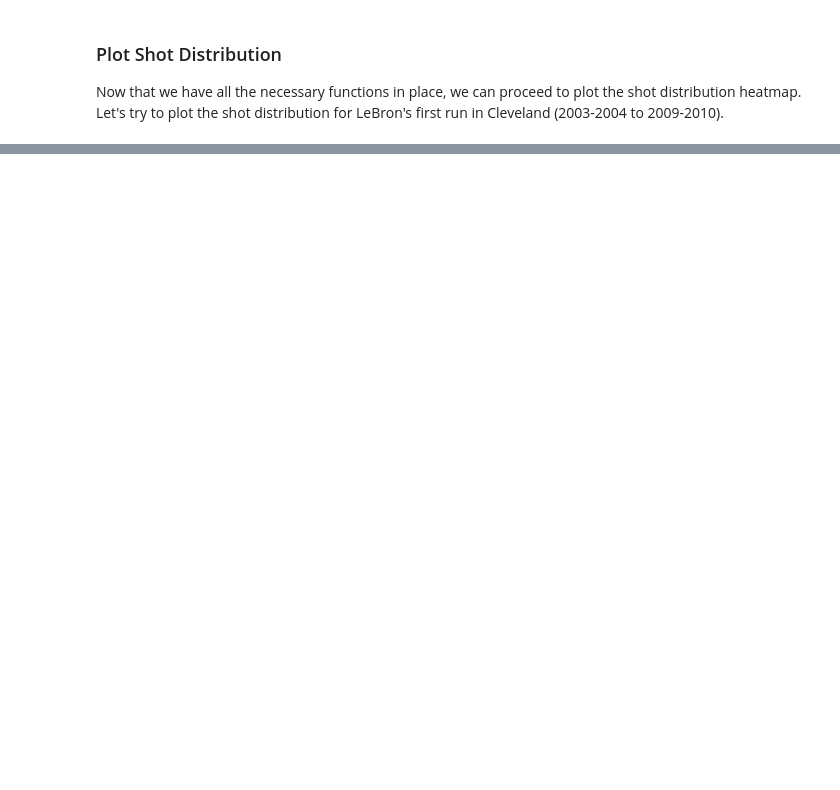
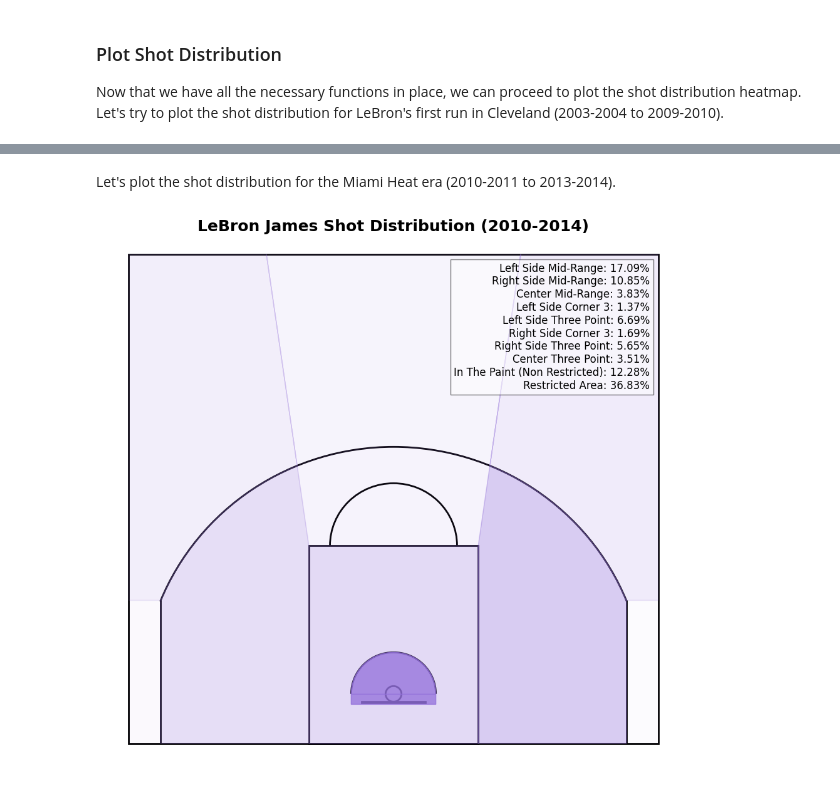
Before and after one commit to francescobortuzzo/DataScienceProject, a Jupyter notebook: creazione_plot/plot.ipynb, the cells around one changed output, grey strips where cells are left out. Drawn from its saved outputs; the diff is of its cells as text; code cells hidden in the pictures; blank space fills up the shorter version.

```diff
--- a/creazione_plot/plot.ipynb
+++ b/creazione_plot/plot.ipynb
@@ -289,13 +305,0 @@ plt.show()
-# %%
-fig, ax = plt.subplots(figsize=(12, 11))
-
-areas = create_polygons()
-for area in areas:
-    plt.fill(*area.exterior.xy, color='blue', alpha=0.3, zorder=0, edgecolor='black')
-
-draw_court(ax=ax)
-
-plt.xlim(-275, 275)
-plt.ylim(-75, 450)
-plt.axis('off')
-plt.show()
@@ -305,3 +305,0 @@ AttributeError: 'str' object has no attribute 'exterior'
-# %%
-# Read in the data
-df = pd.read_pickle("LeBronShots.pickle")
@@ -475,0 +306,33 @@ Center Above the Break 3: 3.511737089201878
+# %% [markdown]
+Let's plot the shot distribution for the Miami Heat era (2010-2011 to 2013-2014).
+# %%
+#define the values for the seasons
+seasons = ['2010-11', '2011-12', '2012-13', '2013-14']
+
+#calculate the shot distribution for the given seasons
+distribution = shot_distribution(df, seasons)
+
+#calculate the opacities for the given distribution
+opacities = calculate_opacity(distribution, 0.9)
+
+#set the size of the plot
+fig, ax = plt.subplots(figsize=(12, 11))
+
+#plot the court
+draw_court()
+
+#plot the areas
+areas = create_polygons()
+for area in areas:
+    plt.fill(*areas[area].exterior.xy, color='mediumpurple', alpha=opacities[area])
+
+plt.xlim(-275, 275)
+plt.ylim(-70, 440)
+plt.axis('off')
+
+plt.title('LeBron James Shot Distribution (2010-2014)', fontsize=18, fontweight='bold')
+plt.text(0.94, 0.95, 'Left Side Mid-Range: {:.2f}%\nRight Side Mid-Range: {:.2f}%\nCenter Mid-Range: {:.2f}%\nLeft Side Corner 3: {:.2f}%\nLeft Side Three Point: {:.2f}%\nRight Side Corner 3: {:.2f}%\nRight Side Three Point: {:.2f}%\nCenter Three Point: {:.2f}%\nIn The Paint (Non Restricted): {:.2f}%\nRestricted Area: {:.2f}%'.format(distribution['Left Side Mid-Range'], distribution['Right Side Mid-Range'], distribution['Center Mid-Range'], distribution['Left Side Corner 3'], distribution['Left Side Three Point'], distribution['Right Side Corner 3'], distribution['Right Side Three Point'], distribution['Center Three Point'], distribution['In The Paint (Non Restricted)'], distribution['Restricted Area']), fontsize=12, verticalalignment='top', horizontalalignment='right', transform=ax.transAxes, bbox=dict(facecolor='white', alpha=0.5))
+
+plt.show()
+# %% [output]
+[figure, added]
```
Also changed, not shown: parts of 12 cells of this notebook.
